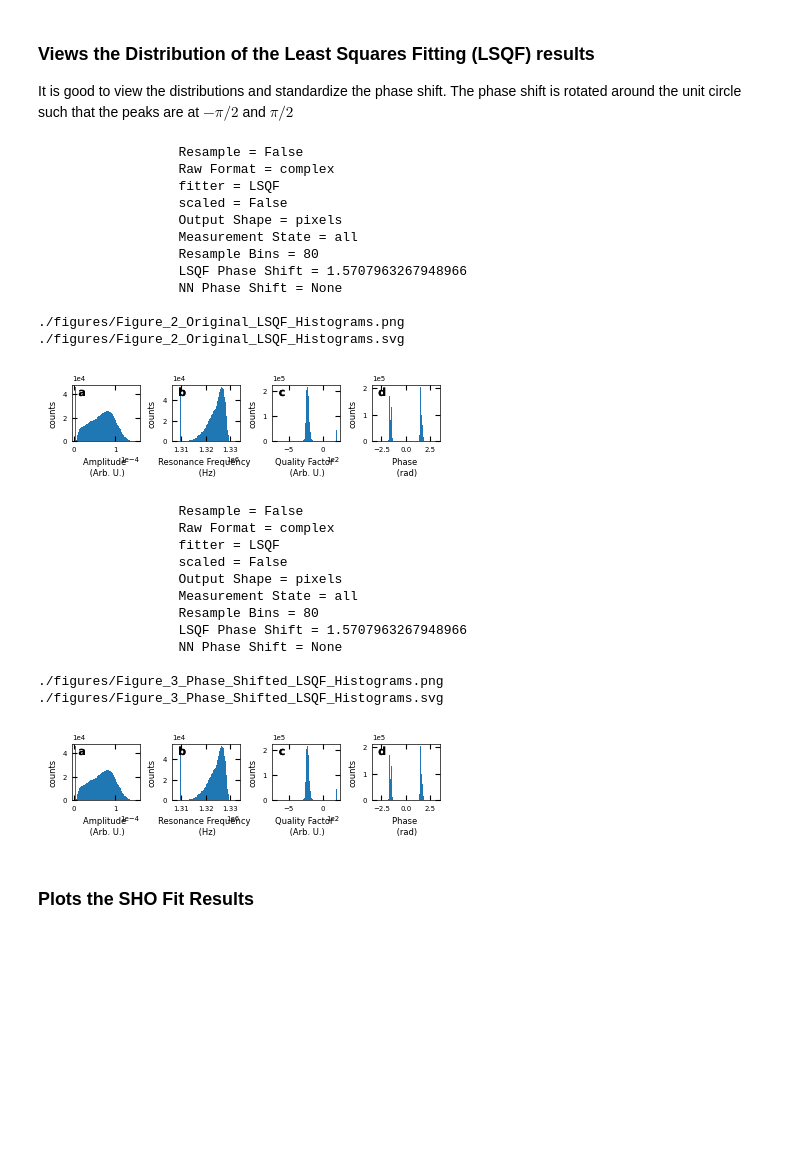
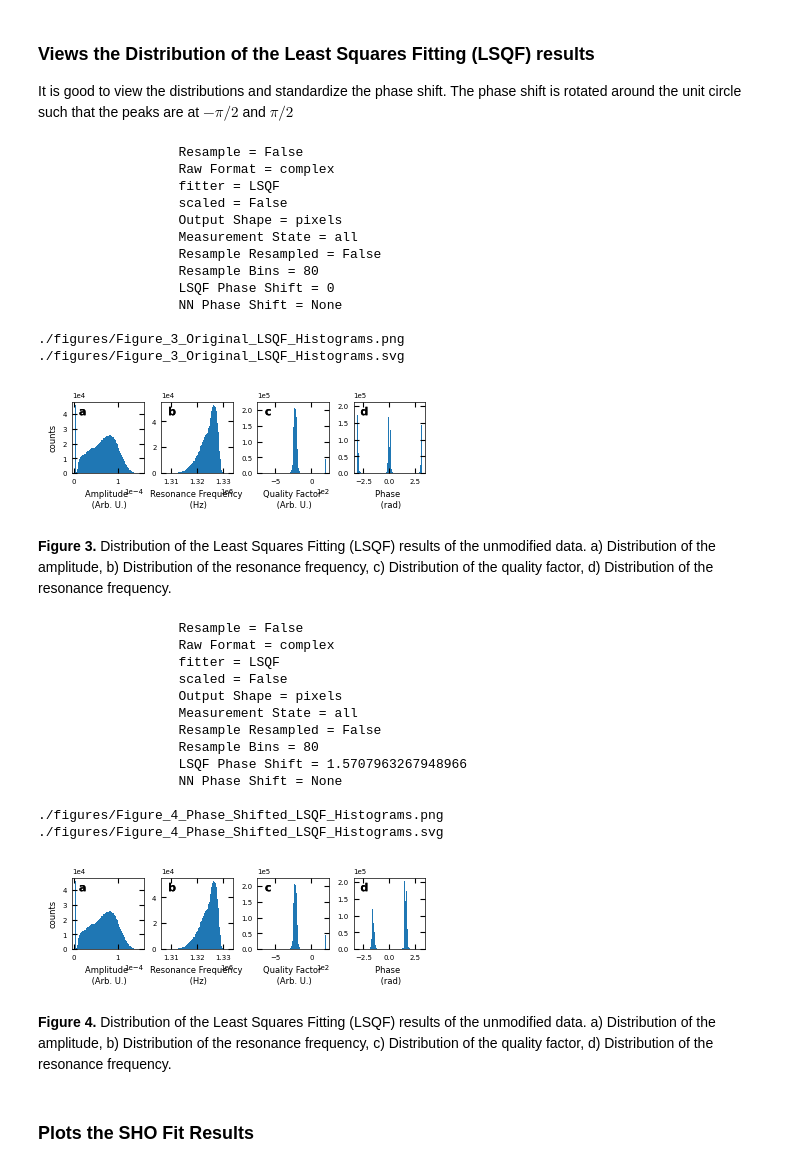
Before and after one commit to m3-learning/m3_learning_old, a Jupyter notebook: m3_learning/papers/2023_Rapid_Fitting/1_SHO_Fitting.ipynb, the cells around one changed output. Saved outputs shown, nothing was run; the diff lists cells and outputs as text; code cells hidden in the pictures; blank space fills up the shorter version.

```diff
--- a/m3_learning/papers/2023_Rapid_Fitting/1_SHO_Fitting.ipynb
+++ b/m3_learning/papers/2023_Rapid_Fitting/1_SHO_Fitting.ipynb
@@ -1112,36 +134,39 @@ LSQF method took 1843.8269655704498 seconds to compute parameters
 # %%
 # instantiate the dataset object
+# it is a good idea to do this again in case the original data did not have complete SHO Fits
 dataset = BE_Dataset("./data_raw.h5", resample_bins = 80)
+BE_viz = Viz(dataset, printing, verbose=True)
 # %% [markdown]
 ### Views the Distribution of the Least Squares Fitting (LSQF) results
 
 It is good to view the distributions and standardize the phase shift. The phase shift is rotated around the unit circle such that the peaks are at $-\pi/2$ and $\pi/2$
 # %%
-dataset.LSQF_phase_shift = np.pi/2
-
-dataset.extraction_state
+dataset.LSQF_phase_shift = 0
 
 BE_viz.SHO_hist(dataset.SHO_fit_results(),
-                      filename="Figure_2_Original_LSQF_Histograms")
+                      filename="Figure_3_Original_LSQF_Histograms")
 # %% [output]
                   Resample = False
                   Raw Format = complex
                   fitter = LSQF
                   scaled = False
                   Output Shape = pixels
                   Measurement State = all
+                  Resample Resampled = False
                   Resample Bins = 80
-                  LSQF Phase Shift = 1.5707963267948966
+                  LSQF Phase Shift = 0
                   NN Phase Shift = None
 
-./figures/Figure_2_Original_LSQF_Histograms.png
-./figures/Figure_2_Original_LSQF_Histograms.svg
+./figures/Figure_3_Original_LSQF_Histograms.png
+./figures/Figure_3_Original_LSQF_Histograms.svg
-[figure, old version]
+[figure, new version]
+# %% [markdown]
+**Figure 3.** Distribution of the Least Squares Fitting (LSQF) results of the unmodified data. a) Distribution of the amplitude, b) Distribution of the resonance frequency, c) Distribution of the quality factor, d) Distribution of the resonance frequency.
 # %%
-dataset.extraction_state
+dataset.LSQF_phase_shift = np.pi/2
 
 BE_viz.SHO_hist(dataset.SHO_fit_results(),
-                      filename="Figure_3_Phase_Shifted_LSQF_Histograms")
+                      filename="Figure_4_Phase_Shifted_LSQF_Histograms")
 # %% [output]
                   Resample = False
                   Raw Format = complex
@@ -1149,13 +174,16 @@ BE_viz.SHO_hist(dataset.SHO_fit_results(),
                   scaled = False
                   Output Shape = pixels
                   Measurement State = all
+                  Resample Resampled = False
                   Resample Bins = 80
                   LSQF Phase Shift = 1.5707963267948966
                   NN Phase Shift = None
 
-./figures/Figure_3_Phase_Shifted_LSQF_Histograms.png
-./figures/Figure_3_Phase_Shifted_LSQF_Histograms.svg
+./figures/Figure_4_Phase_Shifted_LSQF_Histograms.png
+./figures/Figure_4_Phase_Shifted_LSQF_Histograms.svg
-[figure, old version]
+[figure, new version]
+# %% [markdown]
+**Figure 4.** Distribution of the Least Squares Fitting (LSQF) results of the unmodified data. a) Distribution of the amplitude, b) Distribution of the resonance frequency, c) Distribution of the quality factor, d) Distribution of the resonance frequency.
 # %% [markdown]
 ### Plots the SHO Fit Results
 # %%
```
Also changed, not shown: parts of 13 cells of this notebook, 18 other files.
